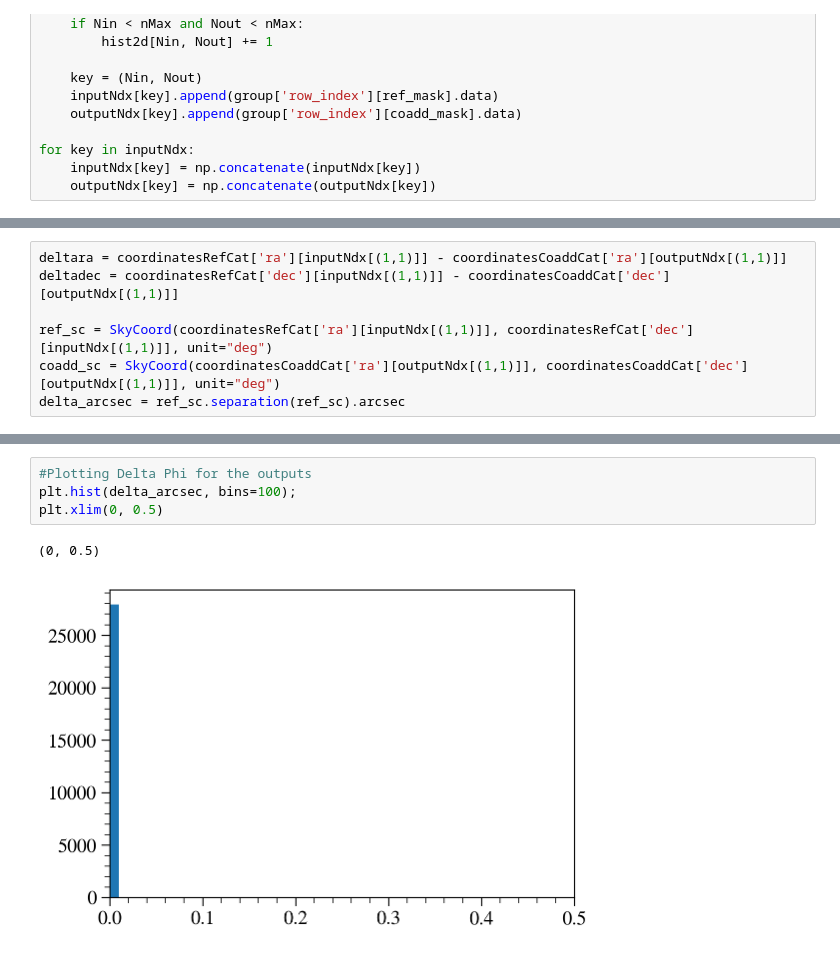
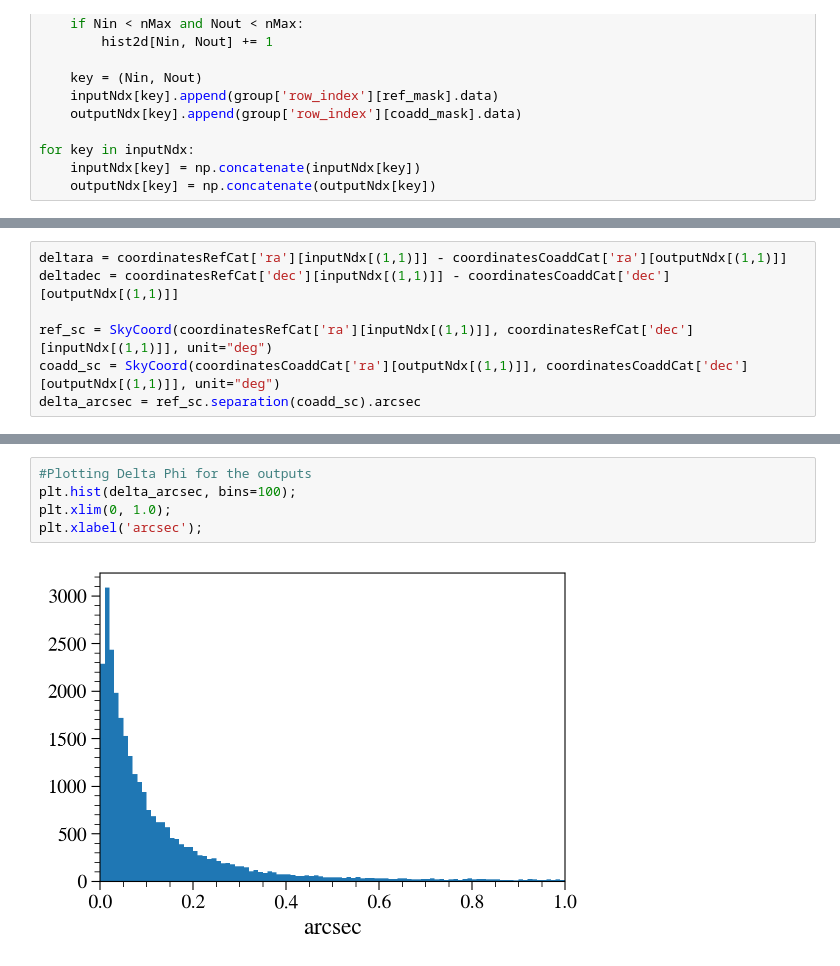
Before and after one commit to LSSTDESC/DC2-production, a Jupyter notebook: Notebooks/FoFCatalogMatching Histogram.ipynb, the cells around one changed output, grey strips where cells are left out. Drawn from its saved outputs; the diff is of its cells as text.

```diff
--- a/Notebooks/FoFCatalogMatching Histogram.ipynb
+++ b/Notebooks/FoFCatalogMatching Histogram.ipynb
@@ -90,7 +90,7 @@ deltadec = coordinatesRefCat['dec'][inputNdx[(1,1)]] - coordinatesCoaddCat['dec'
 
 ref_sc = SkyCoord(coordinatesRefCat['ra'][inputNdx[(1,1)]], coordinatesRefCat['dec'][inputNdx[(1,1)]], unit="deg")
 coadd_sc = SkyCoord(coordinatesCoaddCat['ra'][outputNdx[(1,1)]], coordinatesCoaddCat['dec'][outputNdx[(1,1)]], unit="deg")
-delta_arcsec = ref_sc.separation(ref_sc).arcsec
+delta_arcsec = ref_sc.separation(coadd_sc).arcsec
 # %%
 plt.hist2d(deltara, deltadec, bins=50)
 plt.xlabel('Delta RA')
@@ -103,7 +103,7 @@ plt.show()
 # %%
 #Plotting Delta Phi for the outputs
 plt.hist(delta_arcsec, bins=100);
-plt.xlim(0, 0.5)
+plt.xlim(0, 1.0);
+plt.xlabel('arcsec');
 # %% [output]
-(0, 0.5)
-[figure, old version]
+[figure, new version]
```
Also changed, not shown: parts of 2 cells of this notebook.
